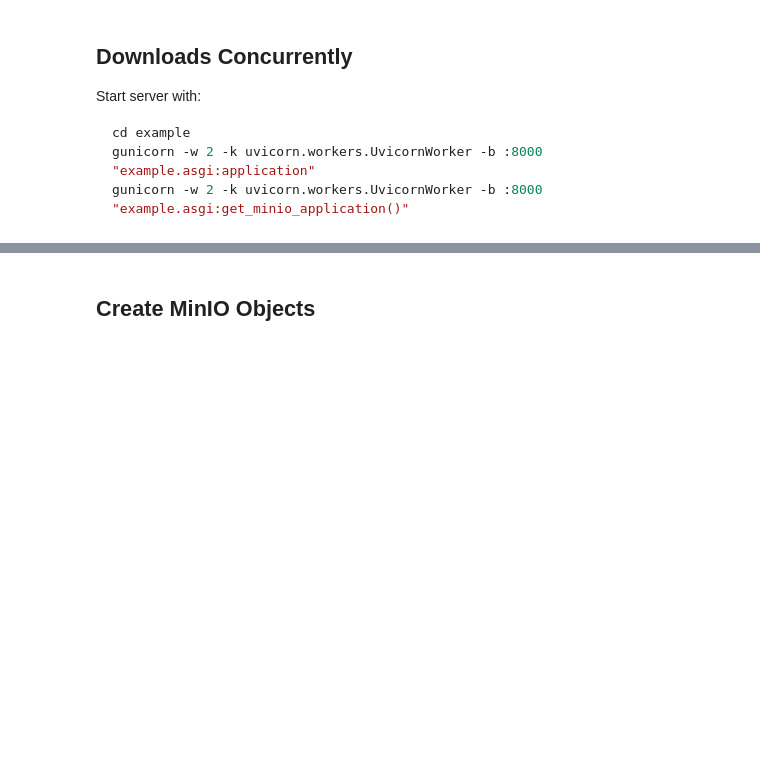
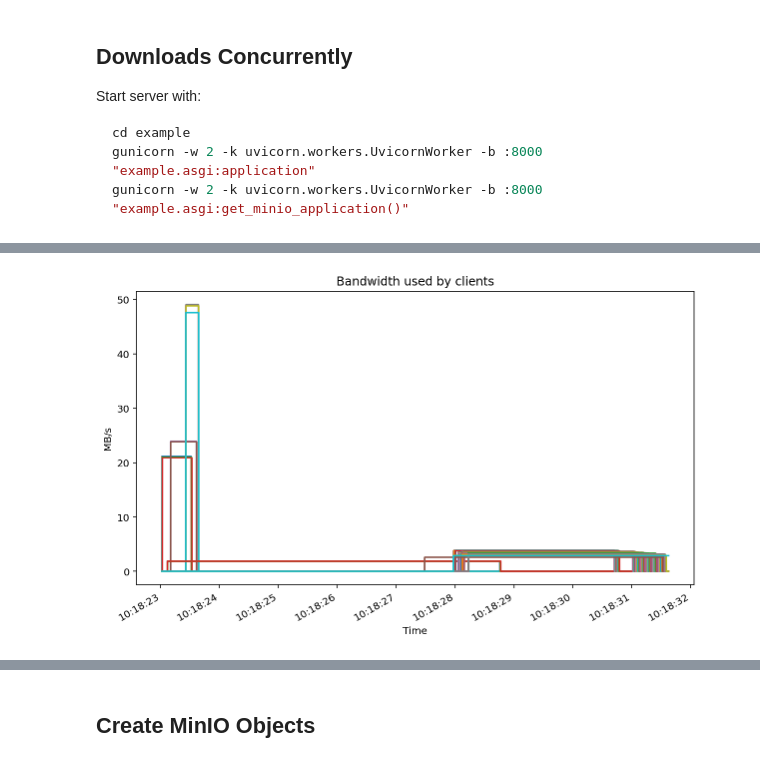
Before and after one commit to ephes/django_fileresponse, a Jupyter notebook: nbs/test_concurrent_downloads.ipynb, the cells around one changed output, grey strips where cells are left out. Saved outputs shown, nothing was run; the diff lists cells and outputs as text; code cells hidden in the pictures; blank space fills up the shorter version.

```diff
--- a/nbs/test_concurrent_downloads.ipynb
+++ b/nbs/test_concurrent_downloads.ipynb
@@ -184 +186,8 @@ plot_download_df(df)
 [interactive output not drawn]
+# %%
+# dont_test
+
+df = df_from_timestamps(timestamps, file_size)
+plot_download_df(df)
+# %% [output]
+[figure, added]
```
Also changed, not shown: parts of 5 cells of this notebook, 7 other files.
